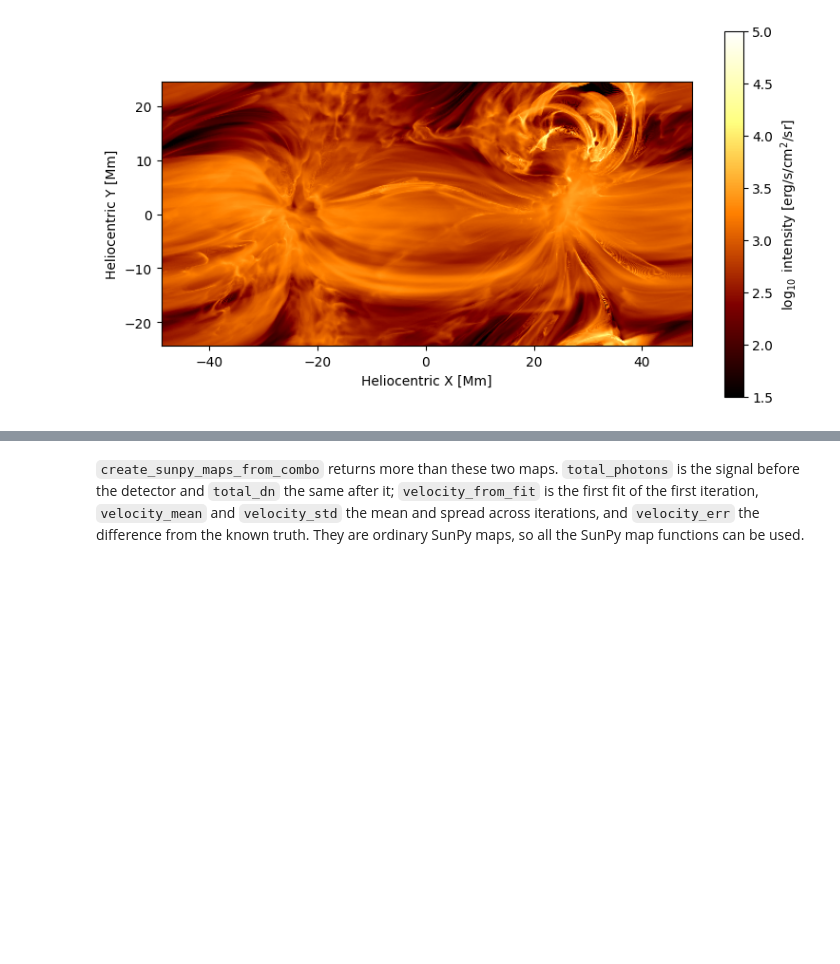
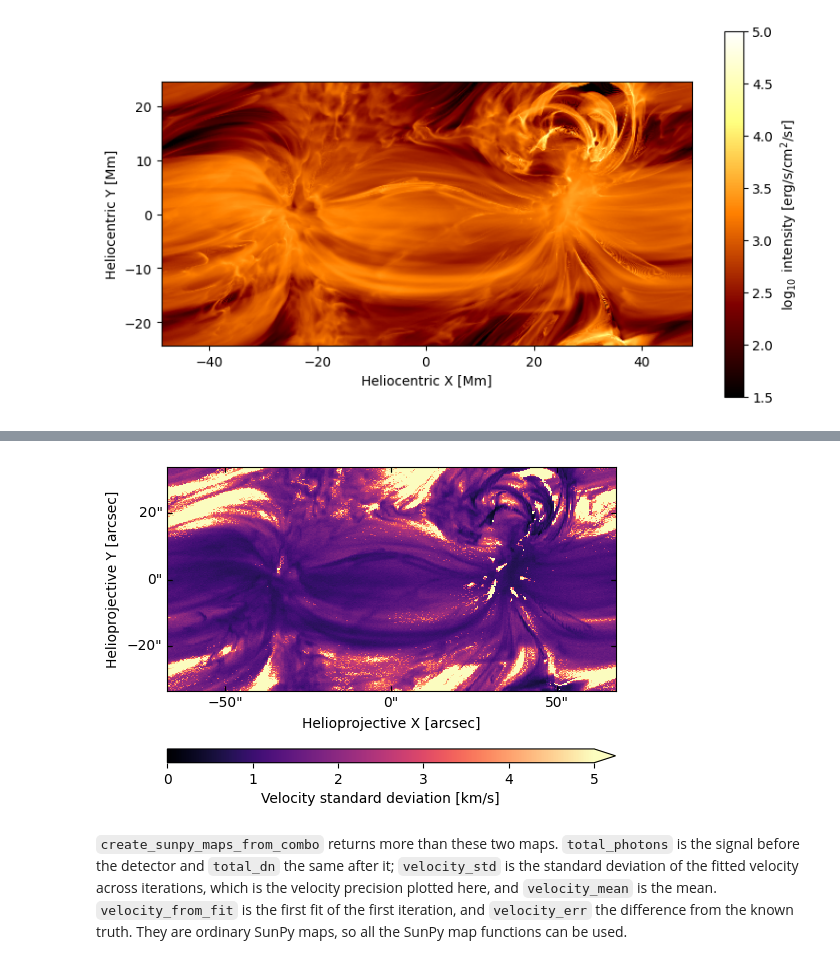
Before and after one commit to jamesmckevitt/eclipse, a Jupyter notebook: docs/reproducing-mckevitt-2026.ipynb, the cells around one changed output, grey strips where cells are left out. Cells and saved outputs as stored; diff of their text form; code cells hidden in the pictures; blank space fills up the shorter version.

```diff
--- a/docs/reproducing-mckevitt-2026.ipynb
+++ b/docs/reproducing-mckevitt-2026.ipynb
@@ -271,2 +294,21 @@ plt.show()
+# %%
+m = maps["velocity_std"]
+
+fig = plt.figure(figsize=(7, 3.5), layout="compressed")
+ax = fig.add_subplot(111, projection=m)
+image = m.plot(axes=ax, annotate=False)
+image.set_clim(0, 5)
+ax.set_xlabel("Helioprojective X [arcsec]")
+ax.set_ylabel("Helioprojective Y [arcsec]")
+ax.tick_params(direction="in", which="both")
+ax.grid(False)
+
+cbar = fig.colorbar(image, ax=ax, orientation="horizontal", extend="max",
+                    shrink=1.0, pad=0.08, aspect=32.5)
+cbar.set_label("Velocity standard deviation [km/s]")
+
+plt.show()
+# %% [output]
+[figure, added]
 # %% [markdown]
-`create_sunpy_maps_from_combo` returns more than these two maps. `total_photons` is the signal before the detector and `total_dn` the same after it; `velocity_from_fit` is the first fit of the first iteration, `velocity_mean` and `velocity_std` the mean and spread across iterations, and `velocity_err` the difference from the known truth. They are ordinary SunPy maps, so all the SunPy map functions can be used.
+`create_sunpy_maps_from_combo` returns more than these two maps. `total_photons` is the signal before the detector and `total_dn` the same after it; `velocity_std` is the standard deviation of the fitted velocity across iterations, which is the velocity precision plotted here, and `velocity_mean` is the mean. `velocity_from_fit` is the first fit of the first iteration, and `velocity_err` the difference from the known truth. They are ordinary SunPy maps, so all the SunPy map functions can be used.
```
Also changed, not shown: parts of 12 cells of this notebook.
